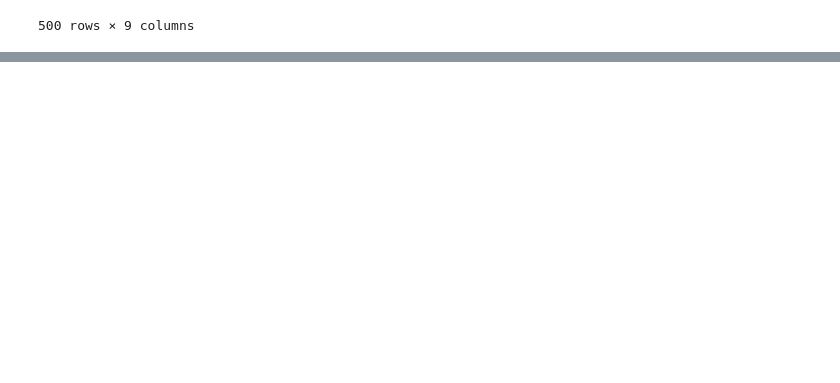
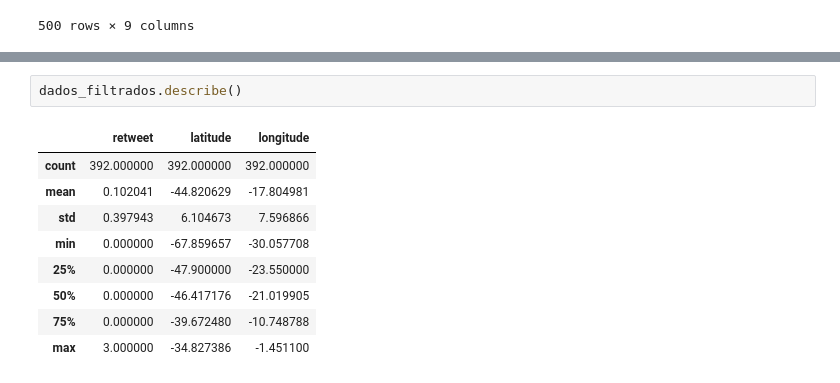
Before and after one commit to paulosalvatore/Ocean_CienciaDados_23_02_2021, a Jupyter notebook: Ocean_CienciaDados_23_02_2021.ipynb, the cells around one changed output, grey strips where cells are left out. Drawn from its saved outputs; the diff is of its cells as text; blank space fills up the shorter version.

```diff
--- a/Ocean_CienciaDados_23_02_2021.ipynb
+++ b/Ocean_CienciaDados_23_02_2021.ipynb
@@ -348,0 +398,12 @@ dt.iloc[-50:]
+# %%
+dados_filtrados.describe()
+# %% [output]
+|  | retweet | latitude | longitude |
+| count | 392.000000 | 392.000000 | 392.000000 |
+| mean | 0.102041 | -44.820629 | -17.804981 |
+| std | 0.397943 | 6.104673 | 7.596866 |
+| min | 0.000000 | -67.859657 | -30.057708 |
+| 25% | 0.000000 | -47.900000 | -23.550000 |
+| 50% | 0.000000 | -46.417176 | -21.019905 |
+| 75% | 0.000000 | -39.672480 | -10.748788 |
+| max | 3.000000 | -34.827386 | -1.451100 |
```
Also changed, not shown: parts of 7 cells of this notebook.
